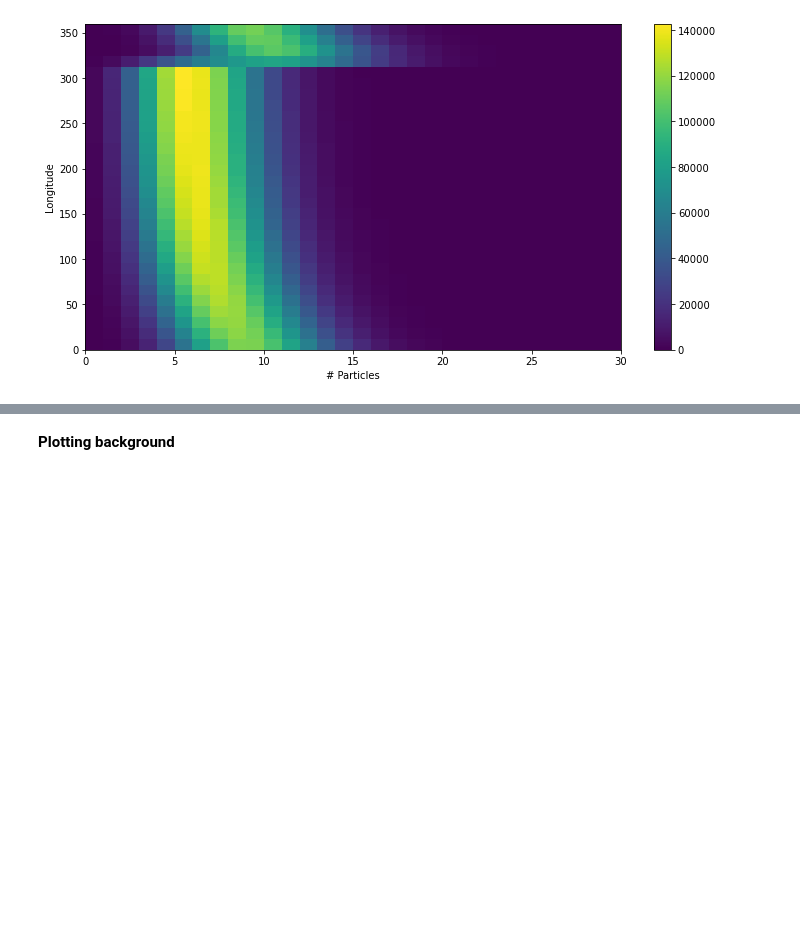
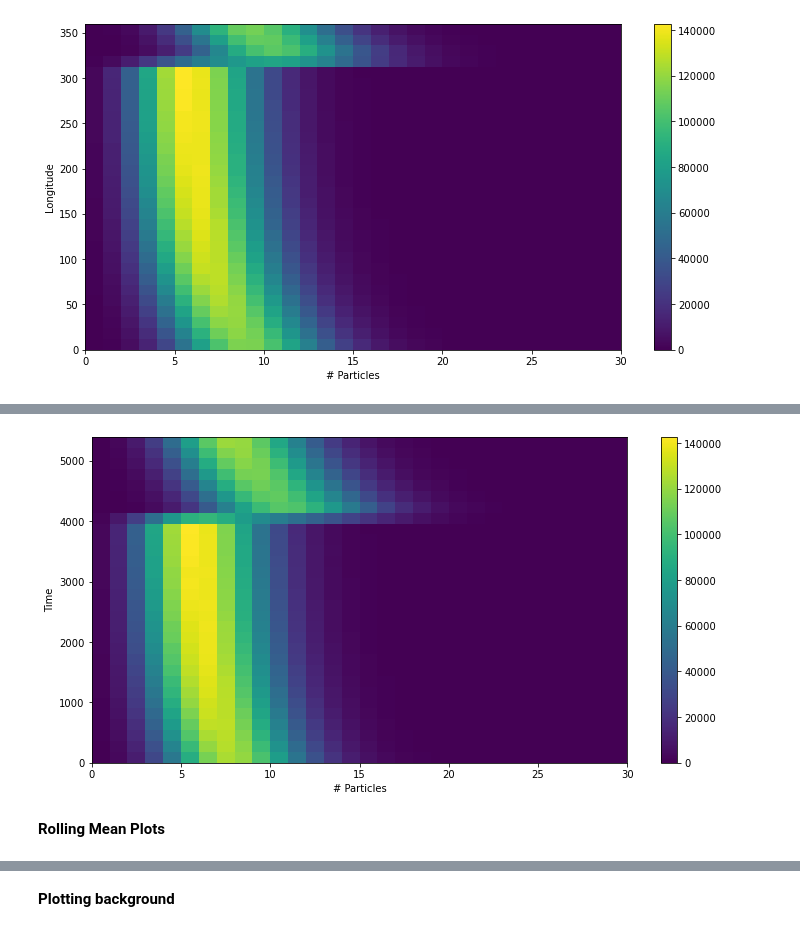
Before and after one commit to mishra2201/PHYS_434, a Jupyter notebook: LABS/LAB_4.ipynb, the cells around one changed output, grey strips where cells are left out. Cells and saved outputs as stored; diff of their text form; code cells hidden in the pictures; blank space fills up the shorter version.

```diff
--- a/LABS/LAB_4.ipynb
+++ b/LABS/LAB_4.ipynb
@@ -126,0 +114,12 @@ plt.show()
+# %%
+df["Time (gps)"]=(df["Time (gps)"])%5400
+# %%
+a=plt.hist2d(df["Particle Counts"],df["Time (gps)"],bins=30)
+plt.colorbar()
+plt.xlabel("# Particles")
+plt.ylabel("Time")
+plt.show()
+# %% [output]
+[figure, added]
+# %% [markdown]
+<b> Rolling Mean Plots
```
Also changed, not shown: parts of 64 cells of this notebook.
